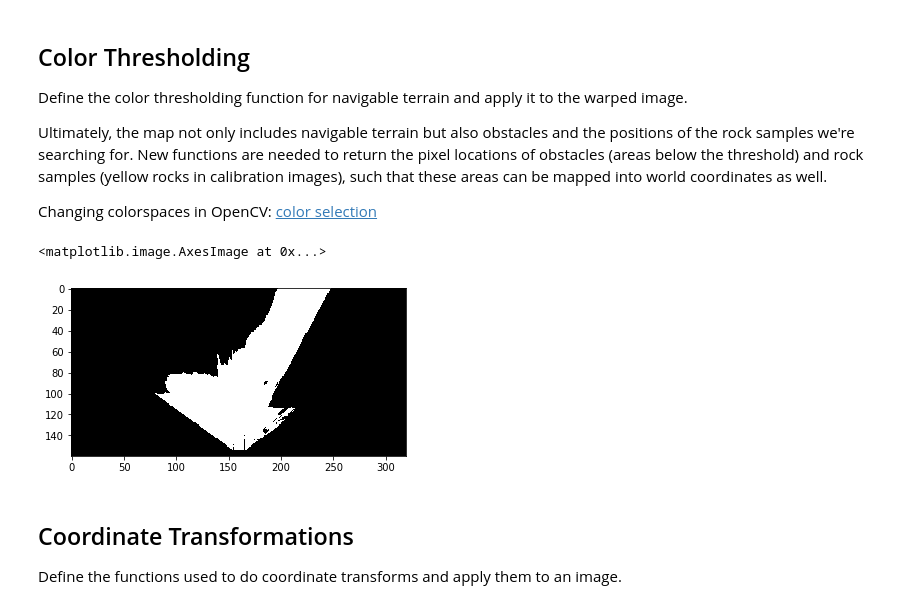
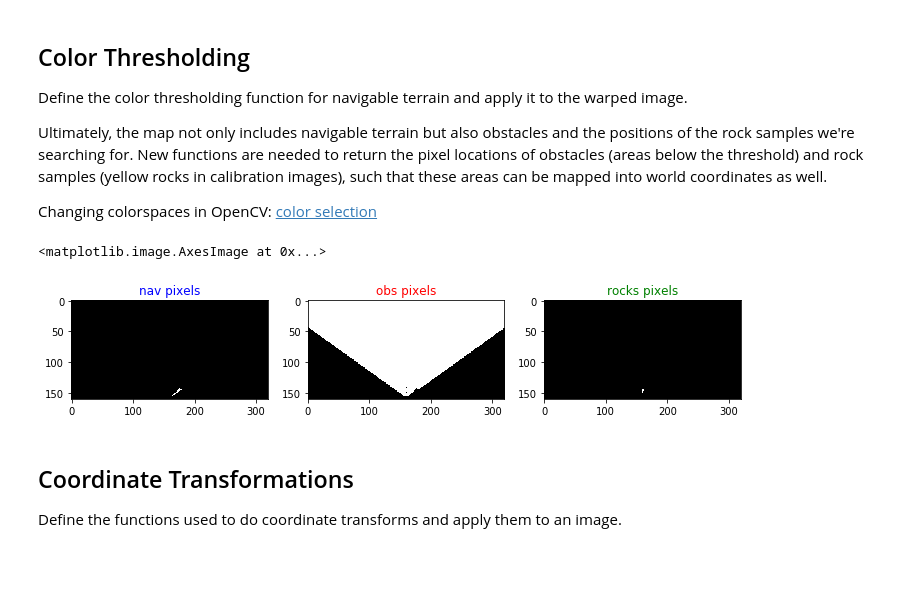
Before and after one commit to Salman-H/mars-search-robot, a Jupyter notebook: code/Rover_Project_Test_Notebook.ipynb, the cells around one changed output. Drawn from its saved outputs; the diff is of its cells as text; code cells hidden in the pictures; blank space fills up the shorter version.

Commit message:
implement and calibrate color_thresh() for extracting ROIs

```diff
--- a/code/Rover_Project_Test_Notebook.ipynb
+++ b/code/Rover_Project_Test_Notebook.ipynb
@@ -183,37 +183,75 @@ Ultimately, the map not only includes navigable terrain but also obstacles and t
 
 Changing colorspaces in OpenCV: [color selection](http://opencv-python-tutroals.readthedocs.io/en/latest/py_tutorials/py_imgproc/py_colorspaces/py_colorspaces.html)
 # %%
-def color_thresh(input_img, rgb_thresh=(160, 160, 160)):
+def color_thresh(input_img, rgb_thresh=(160, 160, 160),
+                 low_bound=(75, 130, 130), upp_bound=(255, 255, 255)):
     """
-    Identify pixels above the threshold.
+    Apply color thresholds to input image for extracting ROIs.
 
-    Threshold of RGB > 160 does a nice job of identifying ground pixels only
+    Keyword arguments:
+    input_img -- numpy image on which RGB threshold is applied
+    rgb_thresh -- RGB thresh tuple above which only ground pixels are detected
+    low_bound -- HSV lower bound tuple for color range of gold rock smaples
+    upp_bound -- HSV upper bound tuple for color range of gold rock smaples
+
+    Return values:
+    nav_img -- binary image identifying ground/navigable terrain pixels
+    obs_img -- binary image identifying rocks/obstacle terrain pixels
+    rock_img -- binary image identifying rock sample terrain pixels
 
     """
-    # Create an array of zeros same xy size as img, but single channel
-    color_select = np.zeros_like(input_img[:,:,0])
+    # Create arrays of zeros same xy size as input_img, but single channel
+    nav_img = np.zeros_like(input_img[:, :, 0])
+    obs_img = np.zeros_like(input_img[:, :, 0])
+
+    # Convert BGR input_img to HSV for rock samples
+    hsv_img = cv2.cvtColor(input_img, cv2.COLOR_BGR2HSV)
 
     # Require that each of the R(0), G(1), B(2) pixels be above all three
     # rgb_thresh values such that pix_above_thresh will now contain a
     # boolean array with "True" where threshold was met
-    above_thresh = (
+    pix_above_thresh = (
         (input_img[:, :, 0] > rgb_thresh[0]) &
         (input_img[:, :, 1] > rgb_thresh[1]) &
         (input_img[:, :, 2] > rgb_thresh[2])
     )
+    pix_nonzero = (
+        (input_img[:, :, 0] > 0) &
+        (input_img[:, :, 1] > 0) &
+        (input_img[:, :, 2] > 0)
+    )
+    # obstacle pixels are those non-zero pixels where rgb_thresh was not met
+    obs_pix = np.logical_and(pix_nonzero, np.logical_not(pix_above_thresh))
+
     # Index the array of zeros with the boolean array and set to 1
-    color_select[above_thresh] = 1
+    # those pixels where ROI threshold was met
+    nav_img[pix_above_thresh] = 1
+    obs_img[obs_pix] = 1
+
+    # Threshold the HSV image to get only colors for gold rock samples
+    rock_img = cv2.inRange(hsv_img, low_bound, upp_bound)
 
     # Return the binary image
-    return color_select
+    return nav_img, obs_img, rock_img
 
 
-threshed = color_thresh(warped)
-plt.imshow(threshed, cmap='gray')
+threshed_nav, threshed_obs, threshed_rocks = color_thresh(warped_rock2)
+
+fig = plt.figure(figsize=(12,3))
+plt.subplot(131)
+plt.title('nav pixels', color='blue')
+plt.imshow(threshed_nav, cmap='gray')
+plt.subplot(132)
+plt.title('obs pixels', color='red')
+plt.imshow(threshed_obs, cmap='gray')
+plt.subplot(133)
+plt.title('rocks pixels', color='green')
+plt.imshow(threshed_rocks, cmap='gray')
+
 #scipy.misc.imsave('../output/warped_threshed.jpg', threshed*255)
 # %% [output]
 <matplotlib.image.AxesImage at 0x...>
-[figure, old version]
+[figure, new version]
 # %% [markdown]
 ## Coordinate Transformations
 Define the functions used to do coordinate transforms and apply them to an image.
```
